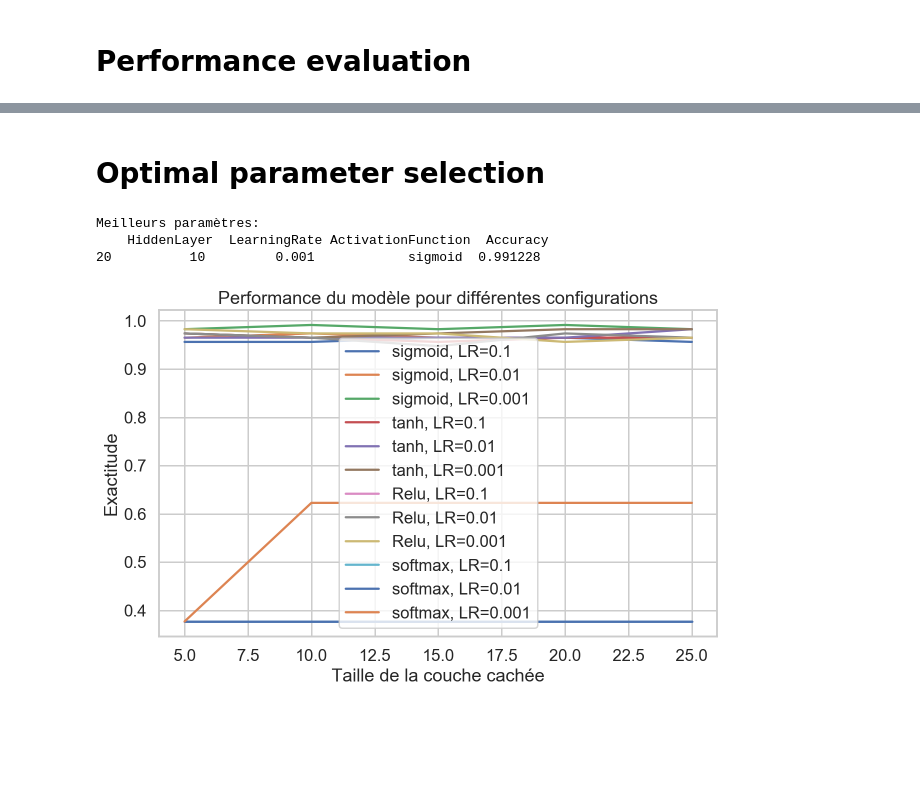
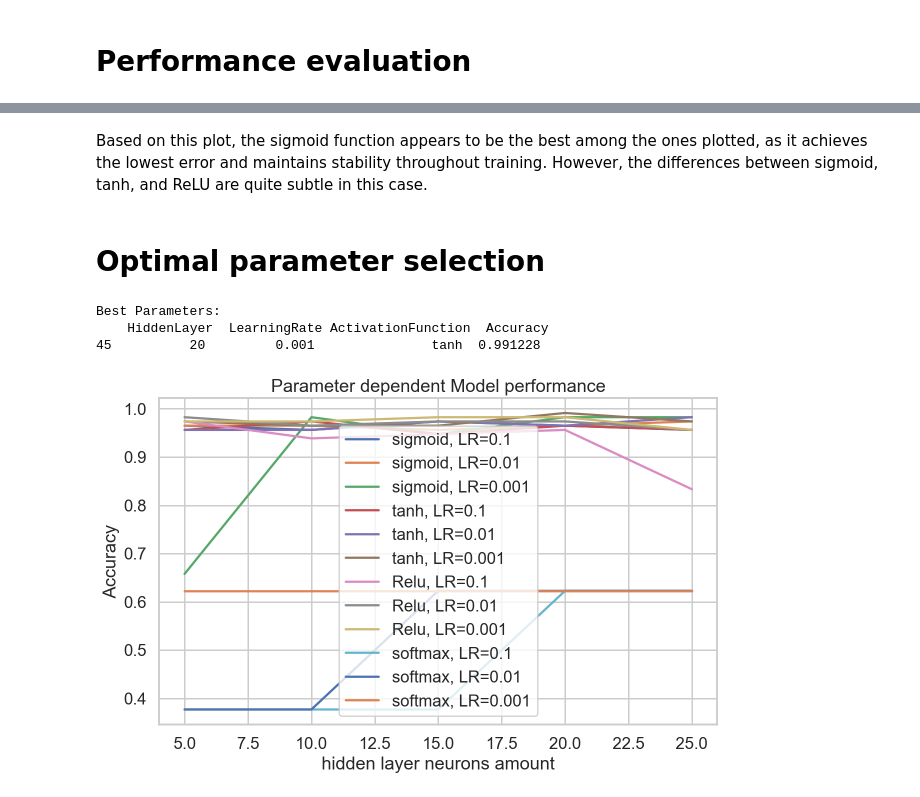
Before and after one commit to MikeDuran-git/MPL-cancer-prediction-model, a Jupyter notebook: TPMLP.ipynb, the cells around one changed output, grey strips where cells are left out. Saved outputs shown, nothing was run; the diff lists cells and outputs as text; code cells hidden in the pictures; blank space fills up the shorter version.

Commit message:
found optimal parameter for optimal result

```diff
--- a/TPMLP.ipynb
+++ b/TPMLP.ipynb
@@ -358,14 +376,7 @@ plt.show()
+# %% [markdown]
+Based on this plot, the sigmoid function appears to be the best among the ones plotted, as it achieves the lowest error and maintains stability throughout training. However, the differences between sigmoid, tanh, and ReLU are quite subtle in this case.
 # %% [markdown]
 # Optimal parameter selection
-# %%
-params={
-        'InputLayer': 30,
-        'HiddenLayer': [5,10,15,20,25],
-        'OutputLayer': 2,
-        'LearningRate': [0.1,0.01,0.001],
-        'Epocas': 600,
-        'ActivationFunction': ['sigmoid','tanh','Relu','softmax']
-    }
 # %%
 import matplotlib.pyplot as plt
 import pandas as pd
@@ -375,54 +386,55 @@ hidden_layers = [5, 10, 15, 20, 25]
 learning_rates = [0.1, 0.01, 0.001]
 activation_functions = ['sigmoid', 'tanh', 'Relu', 'softmax']
 
-# Préparer un DataFrame pour stocker les résultats
+# setup a dataframe based on the parameters we want.
 results = pd.DataFrame(columns=['HiddenLayer', 'LearningRate', 'ActivationFunction', 'Accuracy'])
 
-# Boucle sur toutes les combinaisons de paramètres
+# For loop on each possible combination.
 for hidden_layer in hidden_layers:
     for learning_rate in learning_rates:
         for activation_function in activation_functions:
-            # Configuration des paramètres
+
+            #we setup the parameters.
             params = {
-                'InputLayer': 30,
+                'InputLayer': 30, #we always have 30 inputs, so that doent change.
                 'HiddenLayer': hidden_layer,
-                'OutputLayer': 2,
+                'OutputLayer': 2, #we do not change that since i want 2 outputs 0 or 1.
                 'LearningRate': learning_rate,
                 'Epocas': 600,
                 'ActivationFunction': activation_function
             }
 
-            # Création et entraînement du modèle
+            # We run the parameters on the model and get the metrics
             model = MultiLayerPerceptron(params)
             model.fit(X_train, y_train)
             metrics = model.evaluate_metrics(X_test, y_test)
 
-            # Enregistrer les résultats
+            # store the results based on the accuracy metric.
             results = results.append({
                 'HiddenLayer': hidden_layer,
                 'LearningRate': learning_rate,
                 'ActivationFunction': activation_function,
                 'Accuracy': metrics[0]
             }, ignore_index=True)
 
-# Trier les résultats par exactitude pour trouver la meilleure combinaison
+# sort the results based on the accuracy
 best_params = results.sort_values(by='Accuracy', ascending=False).head(1)
-print("Meilleurs paramètres:\n", best_params)
+print("Best Parameters:\n", best_params)
 
-# Visualisation graphique des résultats
+# Graphical representation of the result dataframe.
 plt.figure(figsize=(10, 6))
 for activation_function in activation_functions:
     subset = results[results['ActivationFunction'] == activation_function]
     for learning_rate in learning_rates:
         subset_lr = subset[subset['LearningRate'] == learning_rate]
         plt.plot(subset_lr['HiddenLayer'], subset_lr['Accuracy'], label=f'{activation_function}, LR={learning_rate}')
-plt.xlabel('Taille de la couche cachée')
-plt.ylabel('Exactitude')
-plt.title('Performance du modèle pour différentes configurations')
+plt.xlabel('hidden layer neurons amount')
+plt.ylabel('Accuracy')
+plt.title('Parameter dependent Model performance')
 plt.legend()
 plt.show()
 # %% [output]
-Meilleurs paramètres:
+Best Parameters:
     HiddenLayer  LearningRate ActivationFunction  Accuracy
-20          10         0.001            sigmoid  0.991228
+45          20         0.001               tanh  0.991228
-[figure, old version]
+[figure, new version]
```
Also changed, not shown: parts of 11 cells of this notebook.
